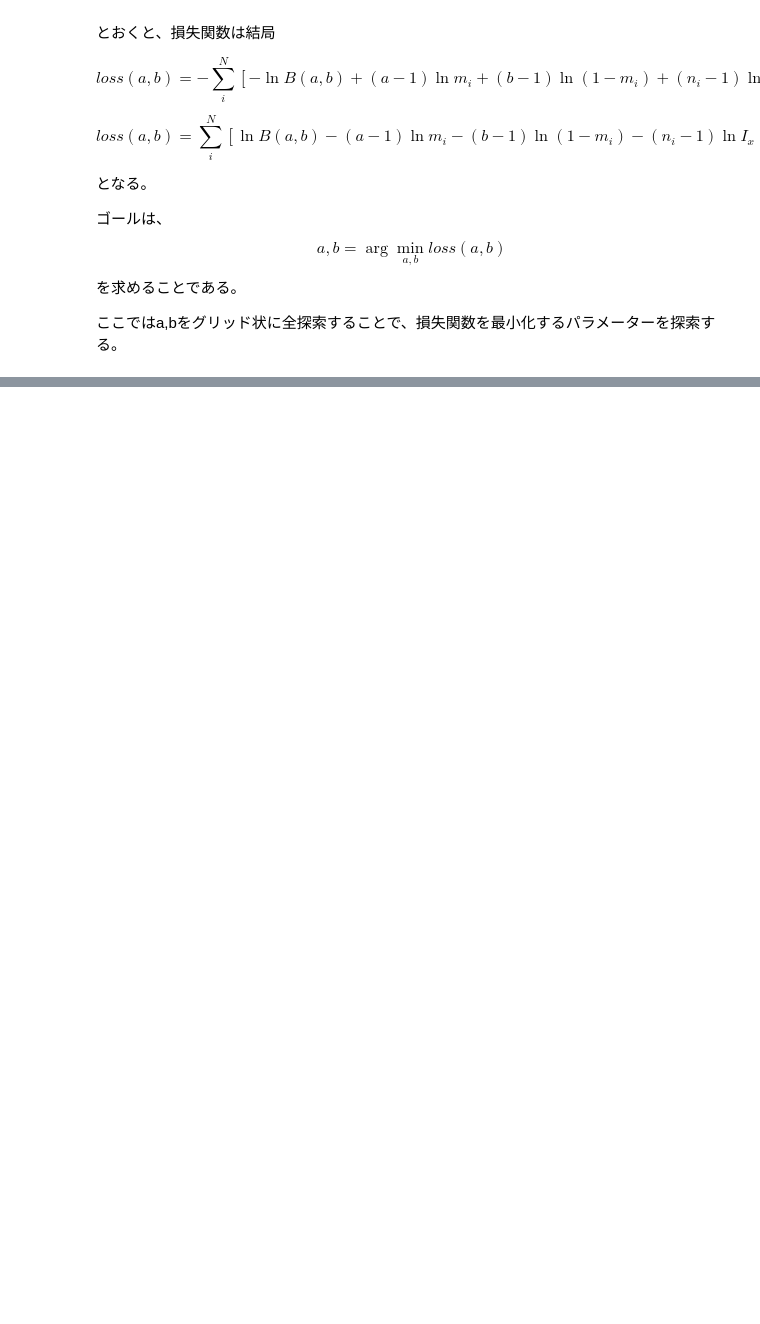
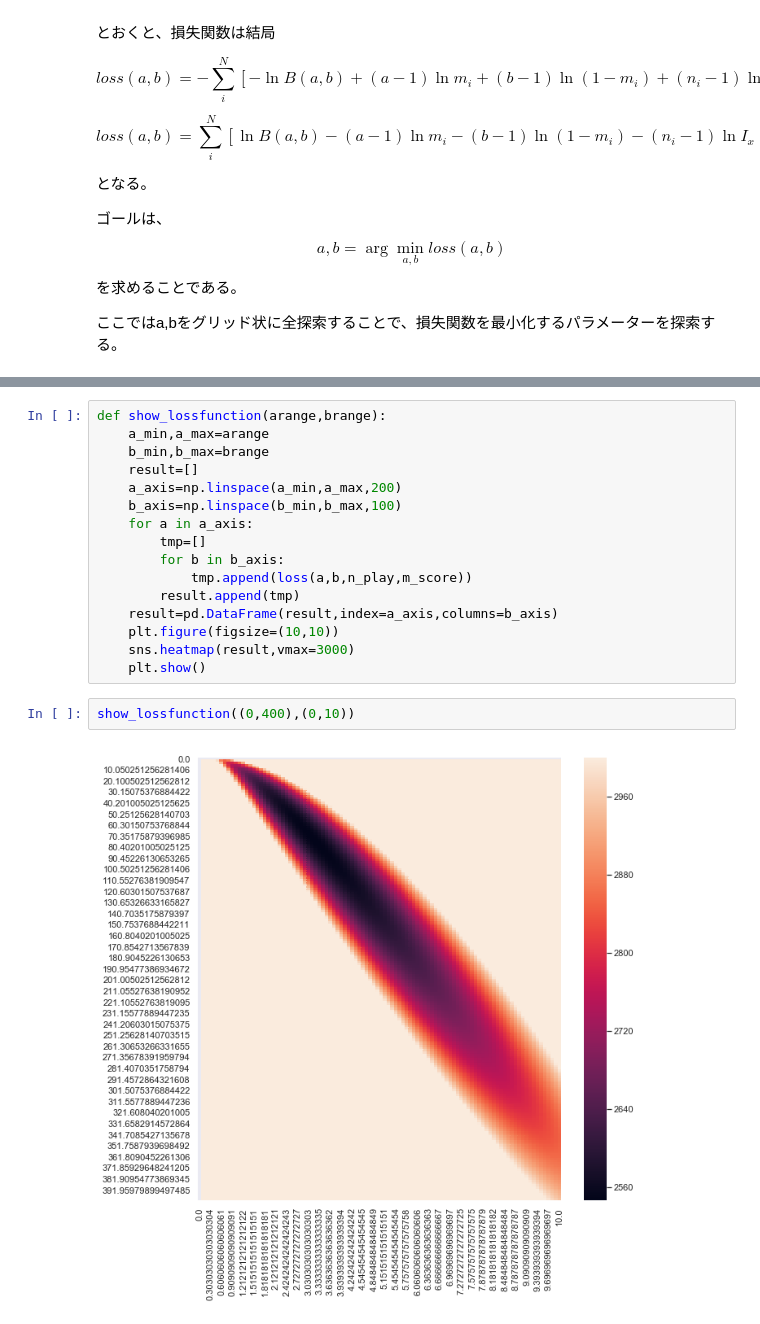
Before and after one commit to masakiaota/blog, a Jupyter notebook: sdvx_score_dist/equation.ipynb, the cells around one changed output, grey strips where cells are left out. Drawn from its saved outputs; the diff is of its cells as text; blank space fills up the shorter version.

```diff
--- a/sdvx_score_dist/equation.ipynb
+++ b/sdvx_score_dist/equation.ipynb
@@ -235,0 +231,20 @@ $$a,b = \arg \min_{a,b} loss(a,b)$$
+# %%
+def show_lossfunction(arange,brange):
+    a_min,a_max=arange
+    b_min,b_max=brange
+    result=[]
+    a_axis=np.linspace(a_min,a_max,200)
+    b_axis=np.linspace(b_min,b_max,100)
+    for a in a_axis:
+        tmp=[]
+        for b in b_axis:
+            tmp.append(loss(a,b,n_play,m_score))
+        result.append(tmp)
+    result=pd.DataFrame(result,index=a_axis,columns=b_axis)
+    plt.figure(figsize=(10,10))
+    sns.heatmap(result,vmax=3000)
+    plt.show()
+# %%
+show_lossfunction((0,400),(0,10))
+# %% [output]
+[figure, added]
```
Also changed, not shown: parts of 41 cells of this notebook, 1 other file.
